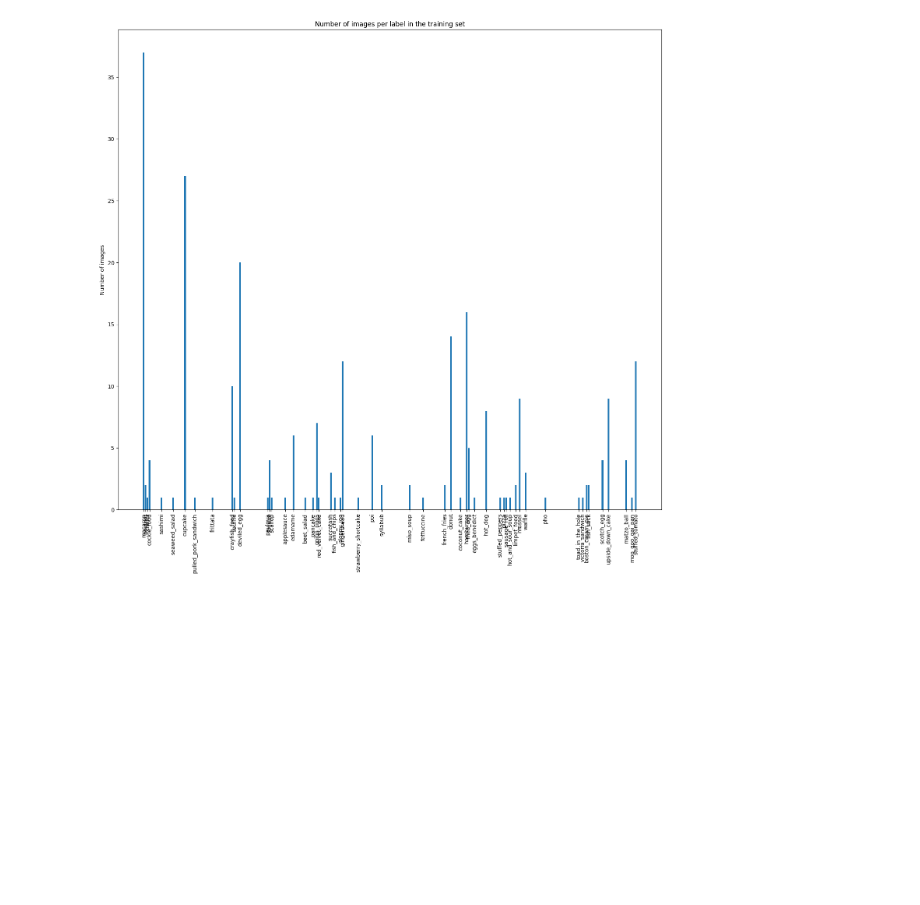
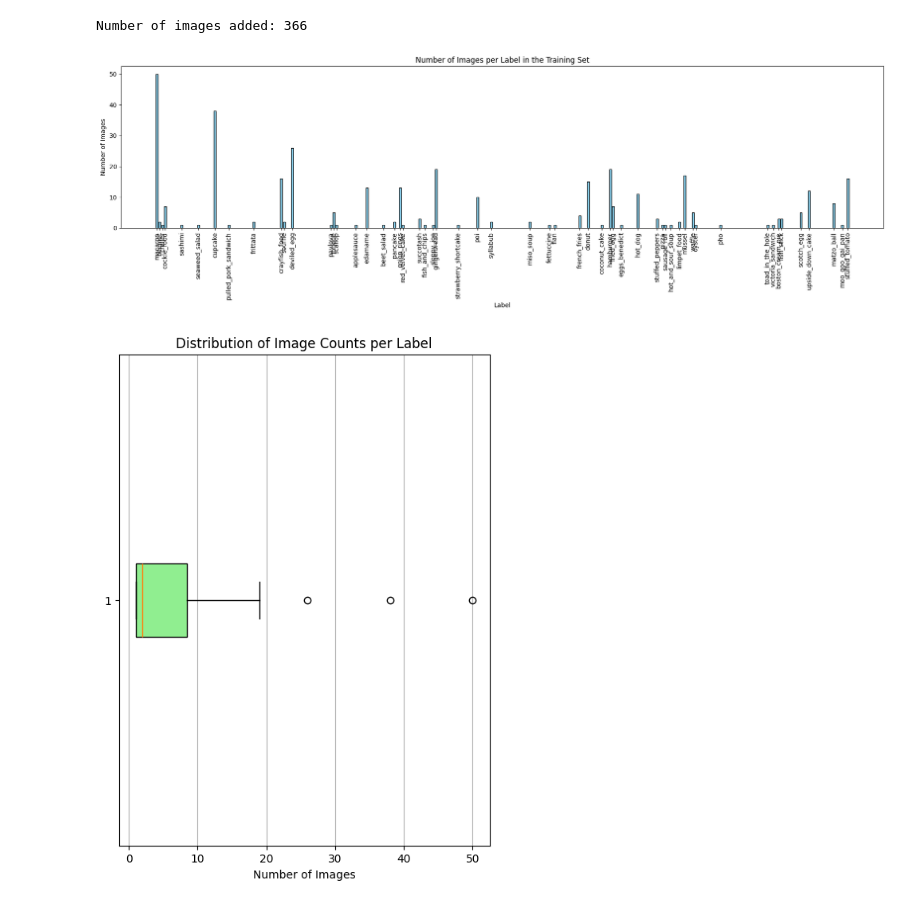
Before and after one commit to MassimoZarantonello2/VisualFoodRecognitionProject, a Jupyter notebook: utils/check_results.ipynb, the cells around one changed output. Drawn from its saved outputs; the diff is of its cells as text; code cells hidden in the pictures; blank space fills up the shorter version.

```diff
--- a/utils/check_results.ipynb
+++ b/utils/check_results.ipynb
@@ -6,18 +7,54 @@ from PIL import Image
-# %%
-train_df = pd.read_csv('./ground_truth/my_iterative_train.csv')
-food_name = pd.read_csv('./ground_truth/foods_names.csv').to_dict()['Food']
-train_df = train_df[5020:]
-image_path = './train_set/'
-
-# count the number of image per label in the training set
-label_count = train_df['label'].value_counts().sort_index()
-
-# plot the histogram
-plt.figure(figsize=(18, 16))
-plt.bar(label_count.index, label_count.values)
-plt.xticks(label_count.index, [food_name[i] for i in label_count.index], rotation=90)
-plt.ylabel('Number of images')
-plt.title('Number of images per label in the training set')
-plt.show()
-# %% [output]
-[figure, removed]
+# %%
+import pandas as pd
+import matplotlib.pyplot as plt
+
+
+# Load datasets
+train_df = pd.read_csv('../ground_truth/my_iterative_train.csv')
+food_name = pd.read_csv('../ground_truth/foods_names.csv').to_dict()['Food']
+train_df = train_df[5020:]  # Filter rows if needed
+image_path = './train_set/'
+
+print('Number of images added:', len(train_df))
+
+# Count the number of images per label
+label_count = train_df['label'].value_counts().sort_index()
+
+# Plot histogram of images per label
+plt.figure(figsize=(18, 6))
+plt.bar(label_count.index, label_count.values, color='skyblue', edgecolor='black')
+plt.xticks(label_count.index, [food_name[i] for i in label_count.index], rotation=90)
+plt.ylabel('Number of Images')
+plt.xlabel('Label')
+plt.title('Number of Images per Label in the Training Set')
+plt.tight_layout()
+plt.show()
+
+# Plot a boxplot for the distribution of image counts
+plt.figure(figsize=(6, 8))
+plt.boxplot(label_count.values, vert=False, patch_artist=True, boxprops=dict(facecolor='lightgreen', color='black'))
+plt.xlabel('Number of Images')
+plt.title('Distribution of Image Counts per Label')
+plt.grid(axis='x')
+plt.show()
+
+# Plot a pie chart for proportional representation of classes
+top_labels = label_count.nlargest(10)  # Top 10 classes
+other_count = label_count.sum() - top_labels.sum()
+pie_data = pd.concat([top_labels, pd.Series({'Other': other_count})])  # Use pd.concat instead of .append()
+
+plt.figure(figsize=(10, 10))
+plt.pie(
+    pie_data,
+    labels=pie_data.index.map(lambda x: food_name.get(x, x)),
+    autopct='%1.1f%%',
+    startangle=90,
+    colors=plt.cm.tab20.colors
+)
+plt.title('Proportional Representation of Classes (Top 10 + Other)')
+plt.tight_layout()
+plt.show()
+# %% [output]
+Number of images added: 366
+[figure, added]
+[figure, added]
```
Also changed, not shown: parts of 2 cells of this notebook, 10 other files.
